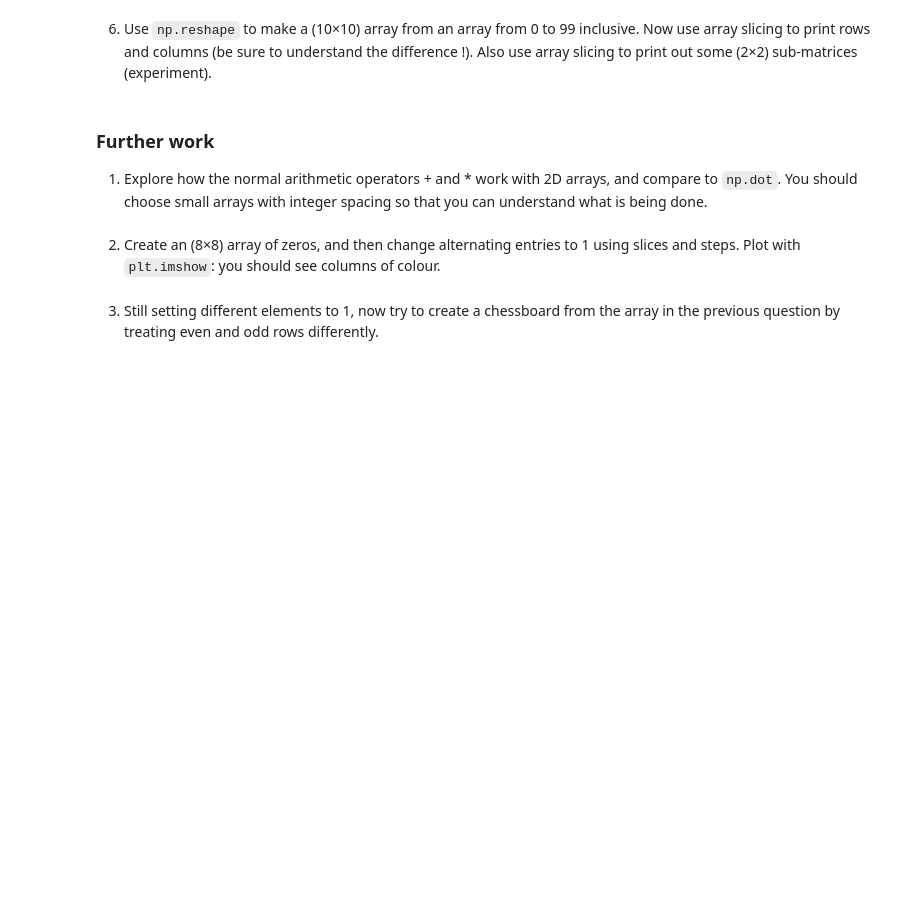
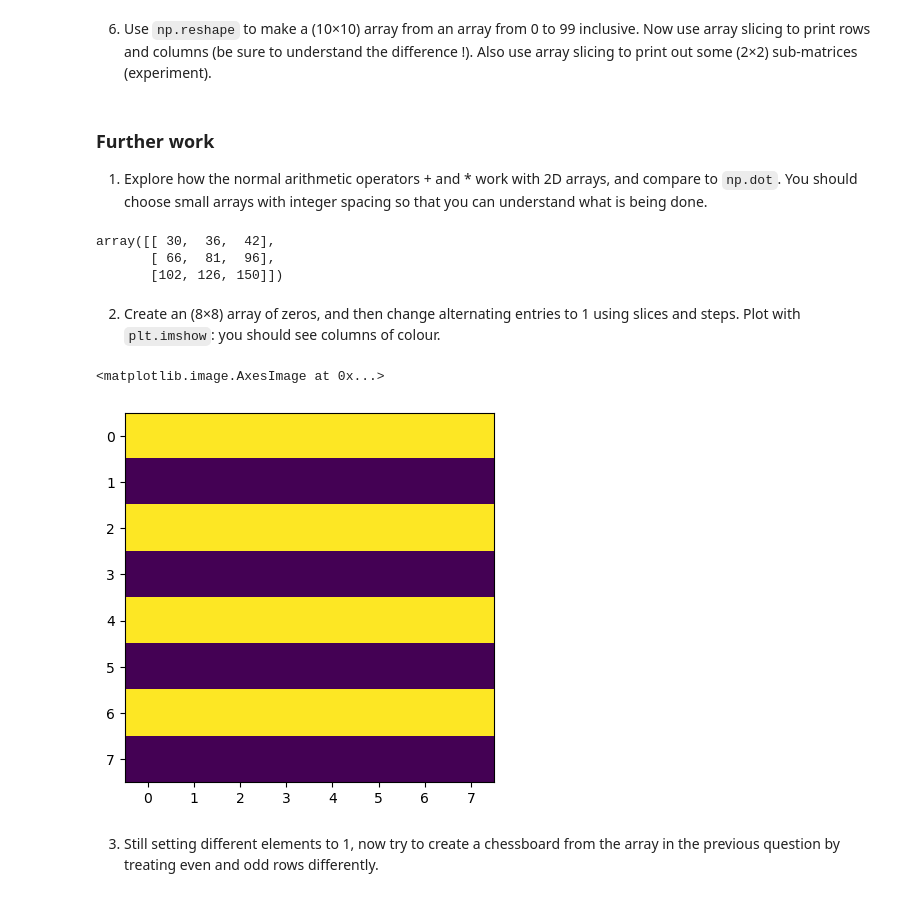
Before and after one commit to zfla/PHAS0030, a Jupyter notebook: Week 1/Session 1 Exercises.ipynb, the cells around one changed output. Saved outputs shown, nothing was run; the diff lists cells and outputs as text; code cells hidden in the pictures; blank space fills up the shorter version.

```diff
--- a/Week 1/Session 1 Exercises.ipynb
+++ b/Week 1/Session 1 Exercises.ipynb
@@ -52,7 +82,25 @@ print(len(arr2))
 ### Further work
 
 1.	Explore how the normal arithmetic operators + and * work with 2D arrays, and compare to `np.dot`. You should choose small arrays with integer spacing so that you can understand what is being done.
+# %%
+arr1 = [[1,2,3],[4,5,6],[7,8,9]]
+arr2 = [[1,2,3],[4,5,6],[7,8,9]]
+
+np.dot(arr1, arr2)
+# %% [output]
+array([[ 30,  36,  42],
+       [ 66,  81,  96],
+       [102, 126, 150]])
 # %% [markdown]
 2. 	Create an (8×8) array of zeros, and then change alternating entries to 1 using slices and steps. Plot with `plt.imshow`: you should see columns of colour.
+# %%
+arr_zero = np.zeros((8, 8))
+
+arr_zero[::2,:] = 1
+
+plt.imshow(arr_zero)
+# %% [output]
+<matplotlib.image.AxesImage at 0x...>
+[figure, added]
 # %% [markdown]
 3.	Still setting different elements to 1, now try to create a chessboard from the array in the previous question by treating even and odd rows differently.
```
Also changed, not shown: parts of 44 cells of this notebook, 4 other files.
